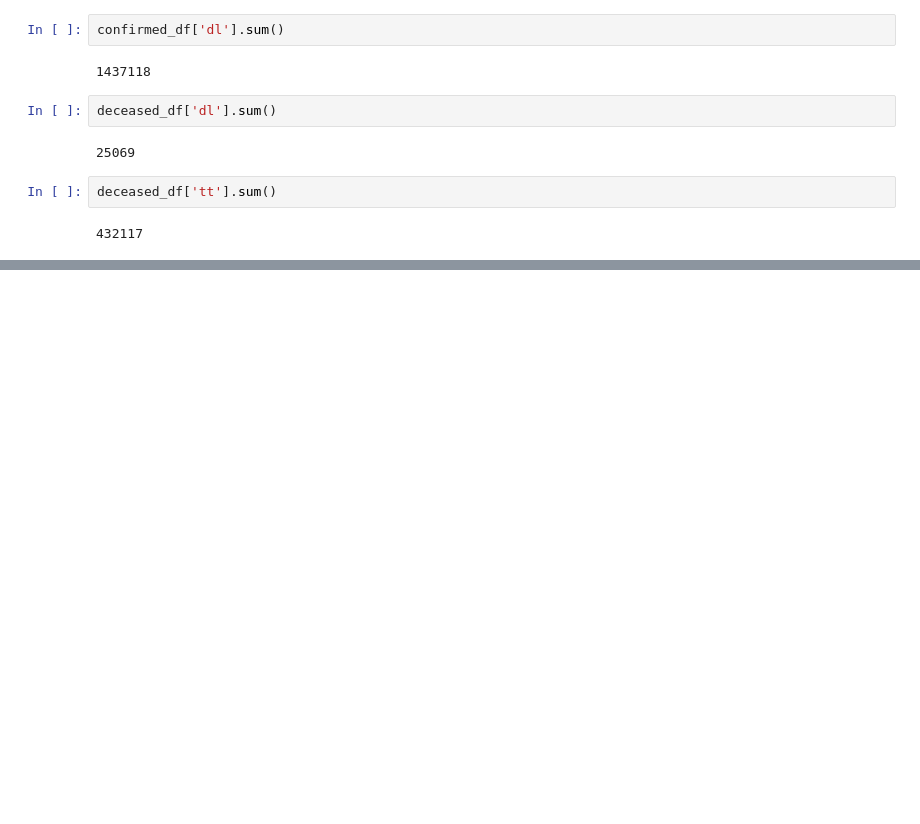
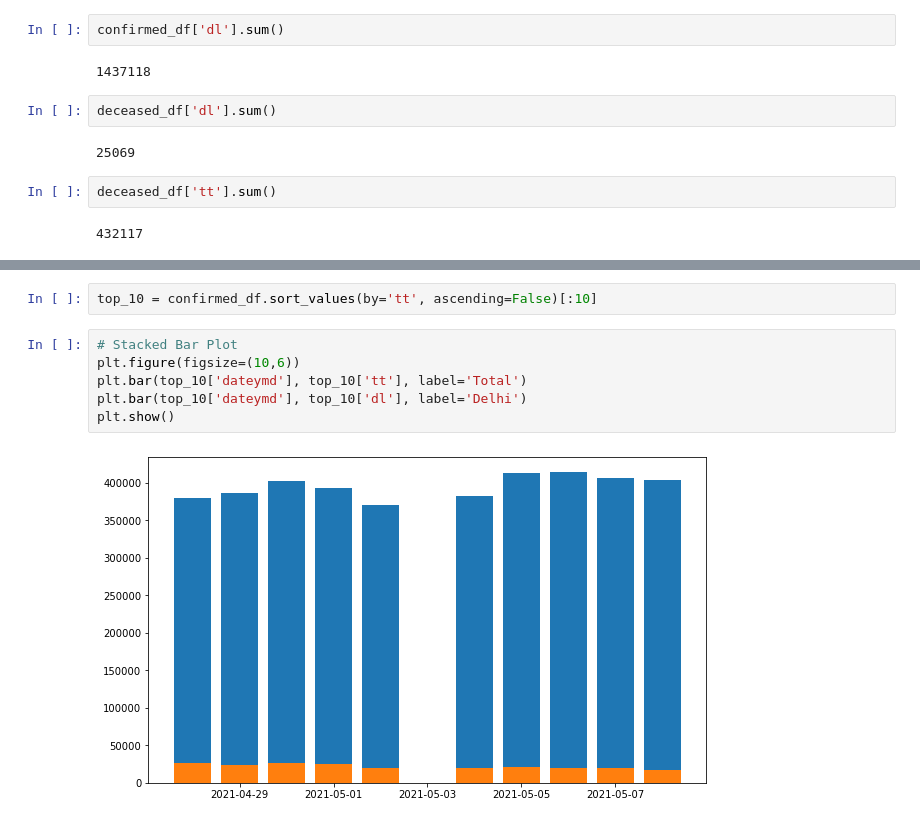
Before and after one commit to ravi4all/ML_May_WE_22, a Jupyter notebook: Data Analysis/CovidDataAnalysis.ipynb, the cells around one changed output, grey strips where cells are left out. Saved outputs shown, nothing was run; the diff lists cells and outputs as text; blank space fills up the shorter version.

```diff
--- a/Data Analysis/CovidDataAnalysis.ipynb
+++ b/Data Analysis/CovidDataAnalysis.ipynb
@@ -72,0 +90,10 @@ deceased_df['tt'].sum()
+# %%
+top_10 = confirmed_df.sort_values(by='tt', ascending=False)[:10]
+# %%
+# Stacked Bar Plot
+plt.figure(figsize=(10,6))
+plt.bar(top_10['dateymd'], top_10['tt'], label='Total')
+plt.bar(top_10['dateymd'], top_10['dl'], label='Delhi')
+plt.show()
+# %% [output]
+[figure, added]
```
Also changed, not shown: parts of 4 cells of this notebook, 1 other file.
